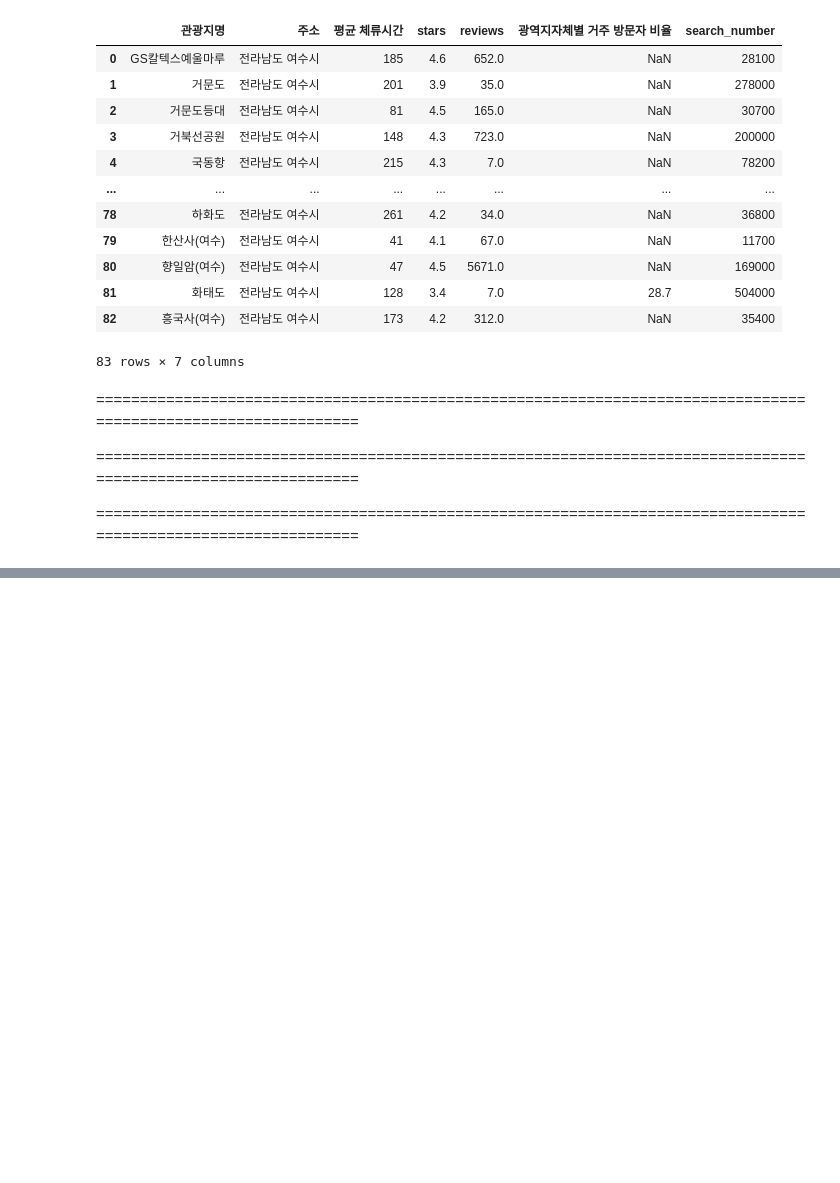
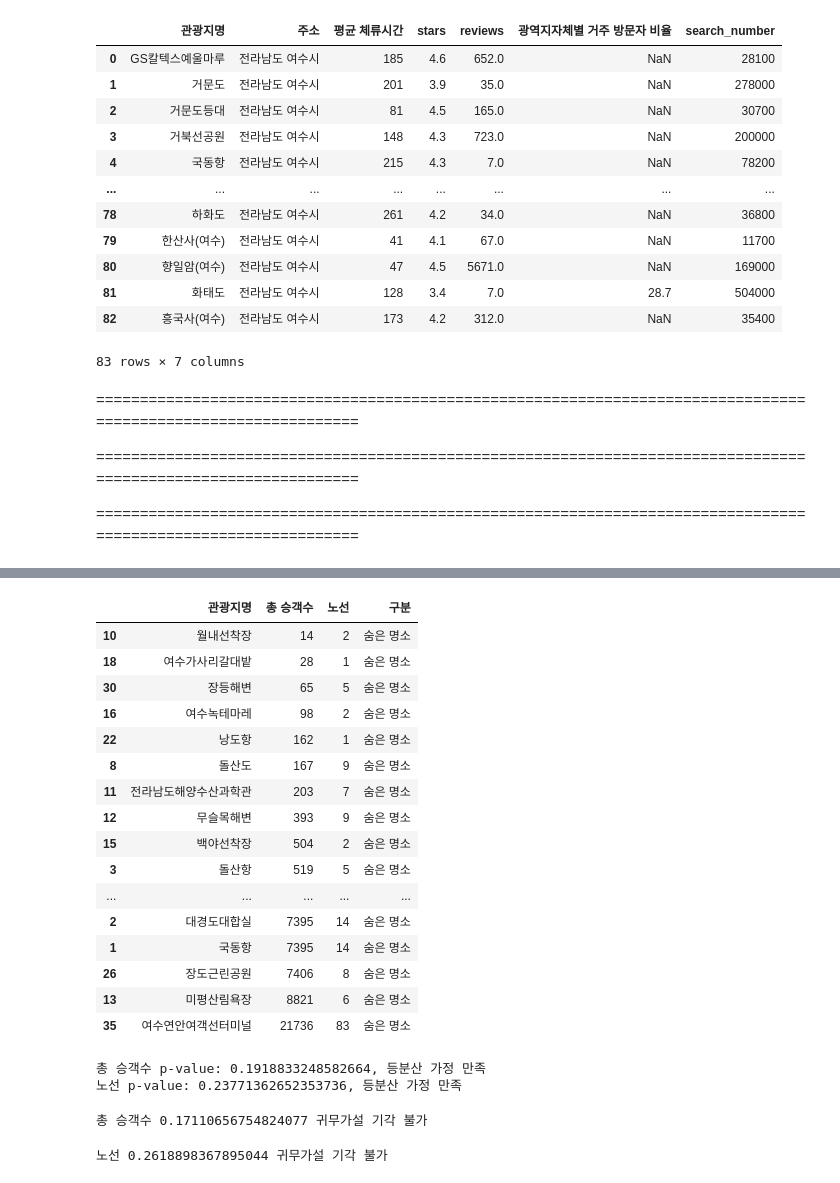
Before and after one commit to GRetriever/Data-Analysis-Project, a Jupyter notebook: Tourist Attractions/전남.ipynb, the cells around one changed output, grey strips where cells are left out. Saved outputs shown, nothing was run; the diff lists cells and outputs as text; code cells hidden in the pictures; blank space fills up the shorter version.

```diff
--- a/Tourist Attractions/전남.ipynb
+++ b/Tourist Attractions/전남.ipynb
@@ -611,0 +687,20 @@ yeosu_map
+# %%
+new_df[new_df['구분'] == '숨은 명소'].sort_values(by='총 승객수',ascending=True)
+# %% [output]
+|  | 관광지명 | 총 승객수 | 노선 | 구분 |
+| 10 | 월내선착장 | 14 | 2 | 숨은 명소 |
+| 18 | 여수가사리갈대밭 | 28 | 1 | 숨은 명소 |
+| 30 | 장등해변 | 65 | 5 | 숨은 명소 |
+| 16 | 여수녹테마레 | 98 | 2 | 숨은 명소 |
+| 22 | 낭도항 | 162 | 1 | 숨은 명소 |
+| 8 | 돌산도 | 167 | 9 | 숨은 명소 |
+| 11 | 전라남도해양수산과학관 | 203 | 7 | 숨은 명소 |
+| 12 | 무슬목해변 | 393 | 9 | 숨은 명소 |
+| 15 | 백야선착장 | 504 | 2 | 숨은 명소 |
+| 3 | 돌산항 | 519 | 5 | 숨은 명소 |
+| ... | ... | ... | ... | ... |
+| 2 | 대경도대합실 | 7395 | 14 | 숨은 명소 |
+| 1 | 국동항 | 7395 | 14 | 숨은 명소 |
+| 26 | 장도근린공원 | 7406 | 8 | 숨은 명소 |
+| 13 | 미평산림욕장 | 8821 | 6 | 숨은 명소 |
+| 35 | 여수연안여객선터미널 | 21736 | 83 | 숨은 명소 |
@@ -611,0 +710,45 @@ yeosu_map
+# %%
+from scipy import stats
+
+test_names = ['총 승객수','노선']
+
+# p = new_df[new_df['구분'] == '일반 명소'][['총 승객수','노선']]
+# up = new_df[new_df['구분'] == '숨은 명소'][['총 승객수','노선']]
+
+for test_name in test_names:
+    statistic,p_value = stats.levene(p[test_name], up[test_name])
+    if p_value > 0.05:
+        print(f"{test_name} p-value: {p_value}, 등분산 가정 만족")
+    else:
+        print(f"{test_name} p-value: {p_value}, 이분산 가정 만족")
+# %% [output]
+총 승객수 p-value: 0.1918833248582664, 등분산 가정 만족
+노선 p-value: 0.23771362652353736, 등분산 가정 만족
+# %%
+for test_name in test_names[0:1]:
+    t_statistic,pvalue = stats.ttest_ind(
+        a = p[test_name],
+        b = up[test_name],
+        alternative = 'two-sided',
+        equal_var = True
+)
+    if pvalue<0.05:
+        print(test_name,pvalue,'귀무가설 기각')
+    else:
+        print(test_name,pvalue,'귀무가설 기각 불가')
+# %% [output]
+총 승객수 0.17110656754824077 귀무가설 기각 불가
+# %%
+for test_name in test_names[1:]:
+    t_statistic,pvalue = stats.ttest_ind(
+        a = p[test_name],
+        b = up[test_name],
+        alternative = 'two-sided',
+        equal_var = True
+)
+    if pvalue<0.05:
+        print(test_name,pvalue,'귀무가설 기각')
+    else:
+        print(test_name,pvalue,'귀무가설 기각 불가')
+# %% [output]
+노선 0.2618898367895044 귀무가설 기각 불가
```
Also changed, not shown: parts of 19 cells of this notebook, 4 other files.
